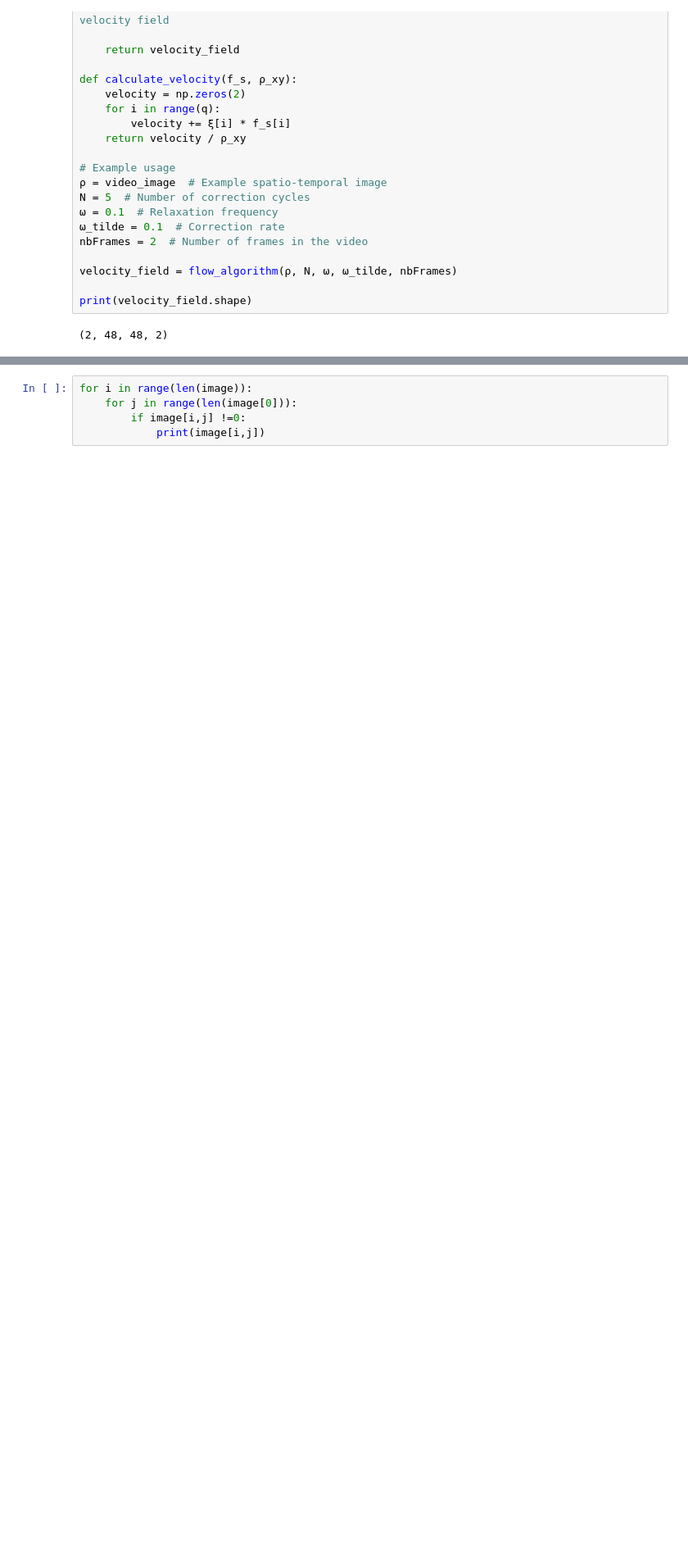
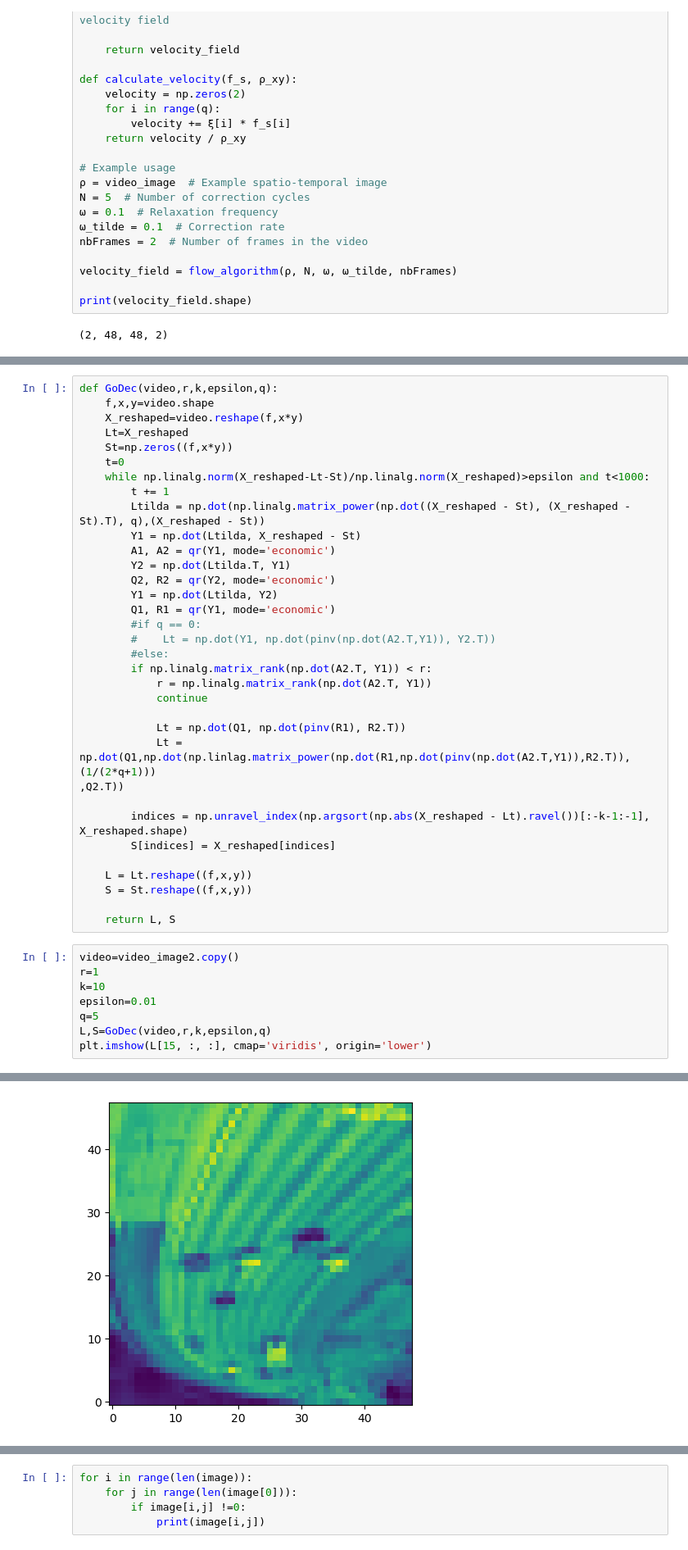
Before and after one commit to Norman-lib/LLBMOF-project, a Jupyter notebook: LBM python/First implementation of Latice Boltzman method.ipynb, the cells around one changed output, grey strips where cells are left out. Shown at 82% size. Drawn from its saved outputs; the diff is of its cells as text; blank space fills up the shorter version.

```diff
--- a/LBM python/First implementation of Latice Boltzman method.ipynb
+++ b/LBM python/First implementation of Latice Boltzman method.ipynb
@@ -145,0 +177,43 @@ print(velocity_field)
+# %%
+def GoDec(video,r,k,epsilon,q):
+    f,x,y=video.shape
+    X_reshaped=video.reshape(f,x*y)
+    Lt=X_reshaped
+    St=np.zeros((f,x*y))
+    t=0
+    while np.linalg.norm(X_reshaped-Lt-St)/np.linalg.norm(X_reshaped)>epsilon and t<1000:
+        t += 1
+        Ltilda = np.dot(np.linalg.matrix_power(np.dot((X_reshaped - St), (X_reshaped - St).T), q),(X_reshaped - St))
+        Y1 = np.dot(Ltilda, X_reshaped - St)
+        A1, A2 = qr(Y1, mode='economic')
+        Y2 = np.dot(Ltilda.T, Y1)
+        Q2, R2 = qr(Y2, mode='economic')
+        Y1 = np.dot(Ltilda, Y2)
+        Q1, R1 = qr(Y1, mode='economic')
+        #if q == 0:
+        #    Lt = np.dot(Y1, np.dot(pinv(np.dot(A2.T,Y1)), Y2.T))
+        #else:
+        if np.linalg.matrix_rank(np.dot(A2.T, Y1)) < r:
+            r = np.linalg.matrix_rank(np.dot(A2.T, Y1))
+            continue
+
+            Lt = np.dot(Q1, np.dot(pinv(R1), R2.T))
+            Lt = np.dot(Q1,np.dot(np.linlag.matrix_power(np.dot(R1,np.dot(pinv(np.dot(A2.T,Y1)),R2.T)),(1/(2*q+1)))
+,Q2.T))
+
+        indices = np.unravel_index(np.argsort(np.abs(X_reshaped - Lt).ravel())[:-k-1:-1], X_reshaped.shape)
+        S[indices] = X_reshaped[indices]
+
+    L = Lt.reshape((f,x,y))
+    S = St.reshape((f,x,y))
+
+    return L, S
+# %%
+video=video_image2.copy()
+r=1
+k=10
+epsilon=0.01
+q=5
+L,S=GoDec(video,r,k,epsilon,q)
+plt.imshow(L[15, :, :], cmap='viridis', origin='lower')
+# %% [output]
@@ -145,0 +221 @@ print(velocity_field)
+[figure, added]
```
Also changed, not shown: parts of 7 cells of this notebook, 1 other file.
